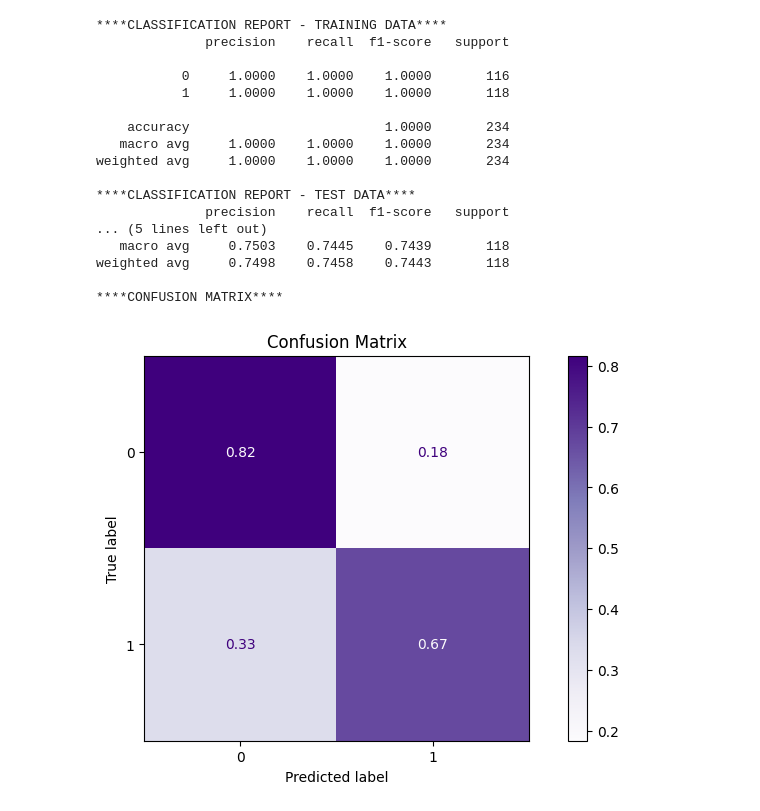
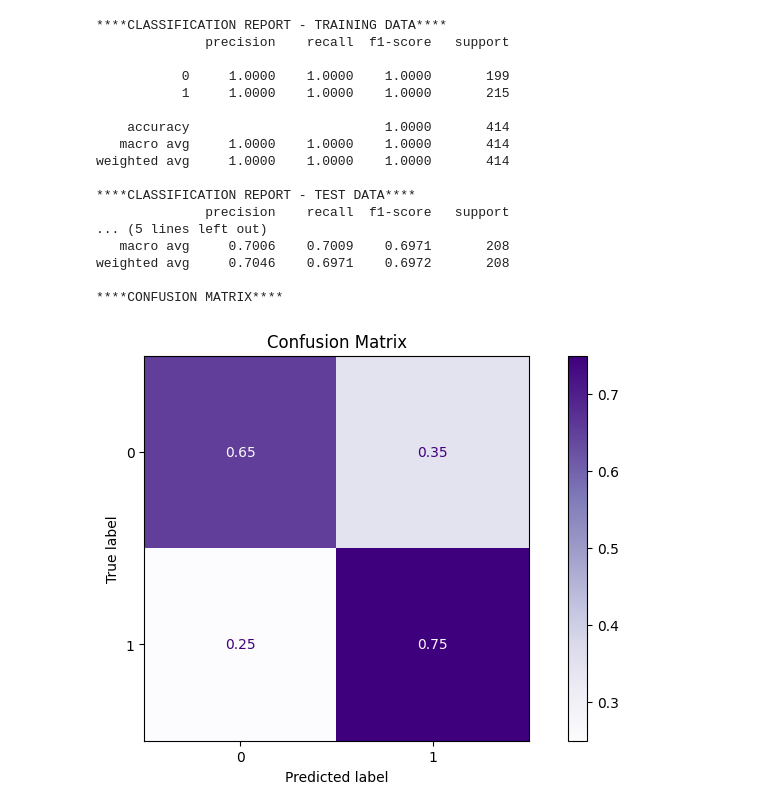
Before and after one commit to Friebay/LeagueOfLegendsPredictions, a Jupyter notebook: Predictor.ipynb, the cells around one changed output. Cells and saved outputs as stored; diff of their text form; code cells hidden in the pictures.

```diff
--- a/Predictor.ipynb
+++ b/Predictor.ipynb
@@ -13,7 +13,7 @@ from sklearn.metrics import ConfusionMatrixDisplay
 from sklearn.utils._testing import ignore_warnings
 from sklearn.exceptions import ConvergenceWarning
 # %%
-df = pd.read_csv('')
+df = pd.read_csv('Friebay_team_data.csv')
 # %%
 #Generate correlation matrix in orther to see most important values
 corr = df.corr()
@@ -69,6 +92,5 @@ x_keep_original = ['Level', 'Minions', 'Jungle_minions', 'Kills', 'Assists', 'De
 X_original = df[x_keep_original]
 y_original = df["Win"]
 # %%
-#Do the split for both the orginal and reduced DataFrames
-X_train_original, X_test_original, y_train_original, y_test_original = train_test_split(X_original, y_original, test_size=0.333, random_state=42)
+X_train, X_test, y_train, y_test = train_test_split(X_original, y_original, test_size=0.333, random_state=42)
 # %%
@@ -118,22 +140,22 @@ weighted avg     0.7119    0.7119    0.7117       118
 # %%
 #Random Forest using the original df
-log_select = fit_eval(RandomForestClassifier(), X_train_original, y_train_original, X_test_original, y_test_original)
+log_select = fit_eval(RandomForestClassifier(), X_train, y_train, X_test, y_test)
 # %% [output]
 ****CLASSIFICATION REPORT - TRAINING DATA****
               precision    recall  f1-score   support
 
-           0     1.0000    1.0000    1.0000       116
-           1     1.0000    1.0000    1.0000       118
+           0     1.0000    1.0000    1.0000       199
+           1     1.0000    1.0000    1.0000       215
 
-    accuracy                         1.0000       234
-   macro avg     1.0000    1.0000    1.0000       234
-weighted avg     1.0000    1.0000    1.0000       234
+    accuracy                         1.0000       414
+   macro avg     1.0000    1.0000    1.0000       414
+weighted avg     1.0000    1.0000    1.0000       414
 
 ****CLASSIFICATION REPORT - TEST DATA****
               precision    recall  f1-score   support
 ... (5 lines left out)
-   macro avg     0.7503    0.7445    0.7439       118
-weighted avg     0.7498    0.7458    0.7443       118
+   macro avg     0.7006    0.7009    0.6971       208
+weighted avg     0.7046    0.6971    0.6972       208
 
 ****CONFUSION MATRIX****
-[figure, old version]
+[figure, new version]
```
Also changed, not shown: parts of 9 cells of this notebook, 1 other file.
